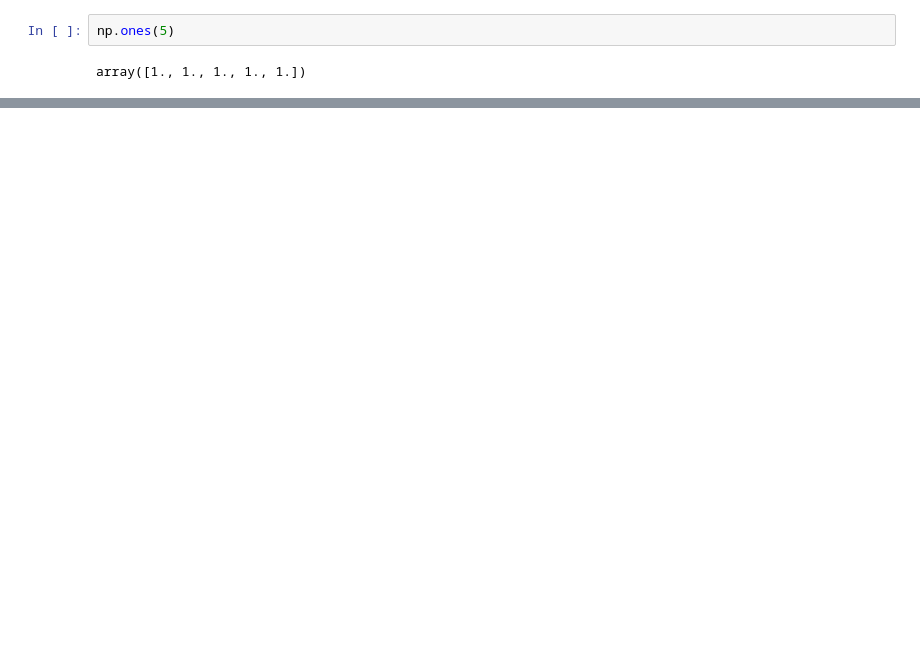
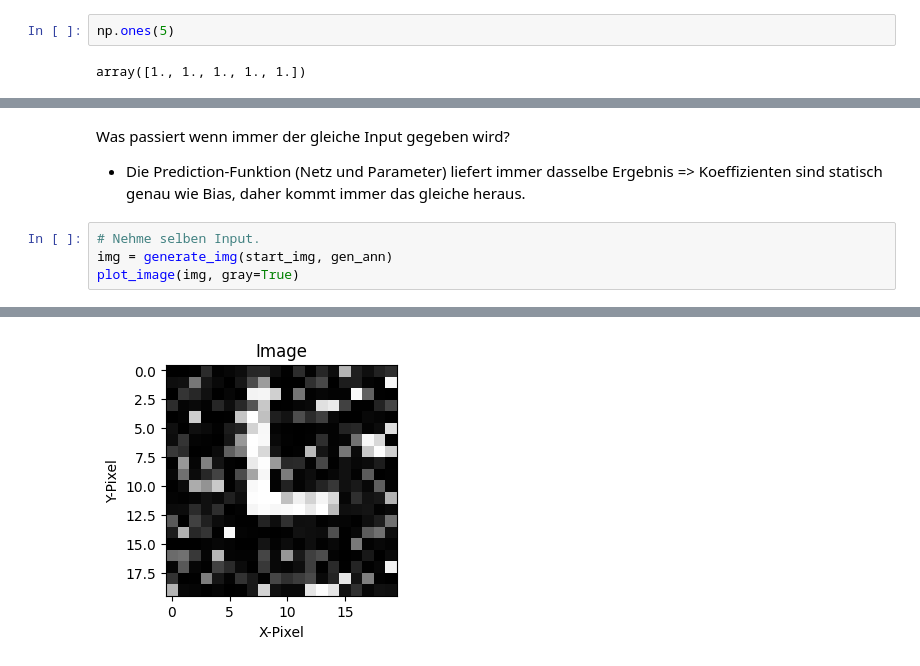
Before and after one commit to as8345s/GenAI_LangChain_Content, a Jupyter notebook: GAN/1_Introduce-GAN.ipynb, the cells around one changed output, grey strips where cells are left out. Cells and saved outputs as stored; diff of their text form; blank space fills up the shorter version.

```diff
--- a/GAN/1_Introduce-GAN.ipynb
+++ b/GAN/1_Introduce-GAN.ipynb
@@ -236,0 +285,8 @@ Epoche: 500/500 GAN loss: 1.1643133163452148
+# %% [markdown]
+Was passiert wenn immer der gleiche Input gegeben wird?
+- Die Prediction-Funktion (Netz und Parameter) liefert immer dasselbe Ergebnis => Koeffizienten sind statisch genau wie Bias, daher kommt immer das gleiche heraus.
+# %%
+# Nehme selben Input.
+img = generate_img(start_img, gen_ann)
+plot_image(img, gray=True)
+# %% [output]
@@ -236,0 +294 @@ Epoche: 500/500 GAN loss: 1.1643133163452148
+[figure, added]
```
Also changed, not shown: parts of 27 cells of this notebook, 1 other file.
